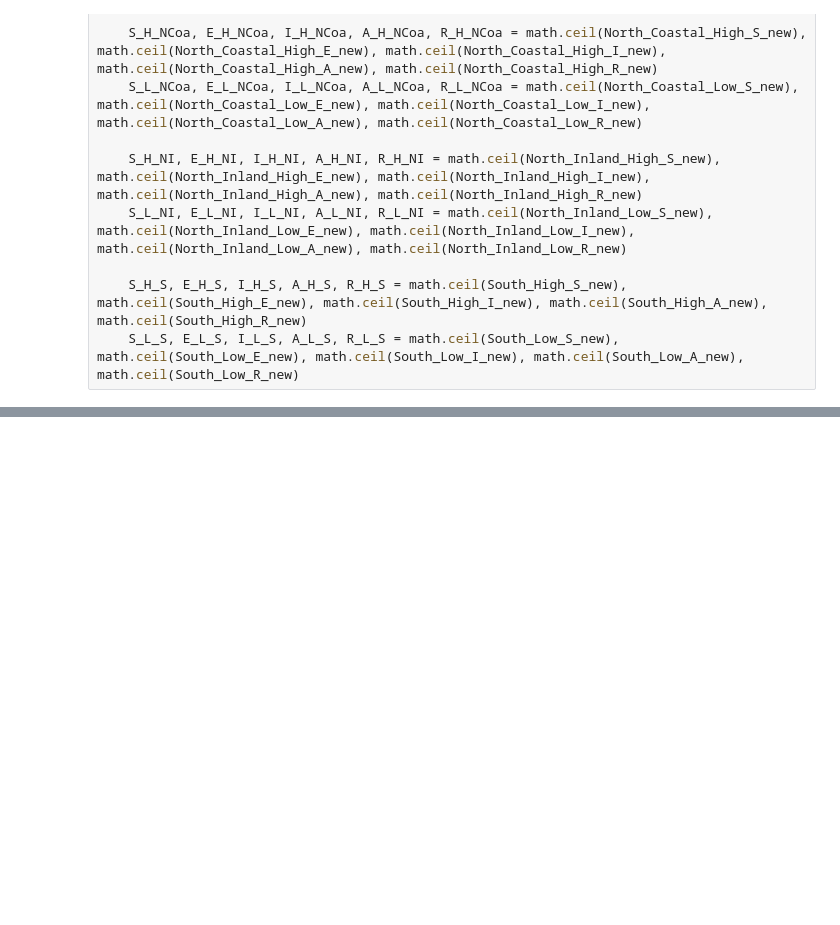
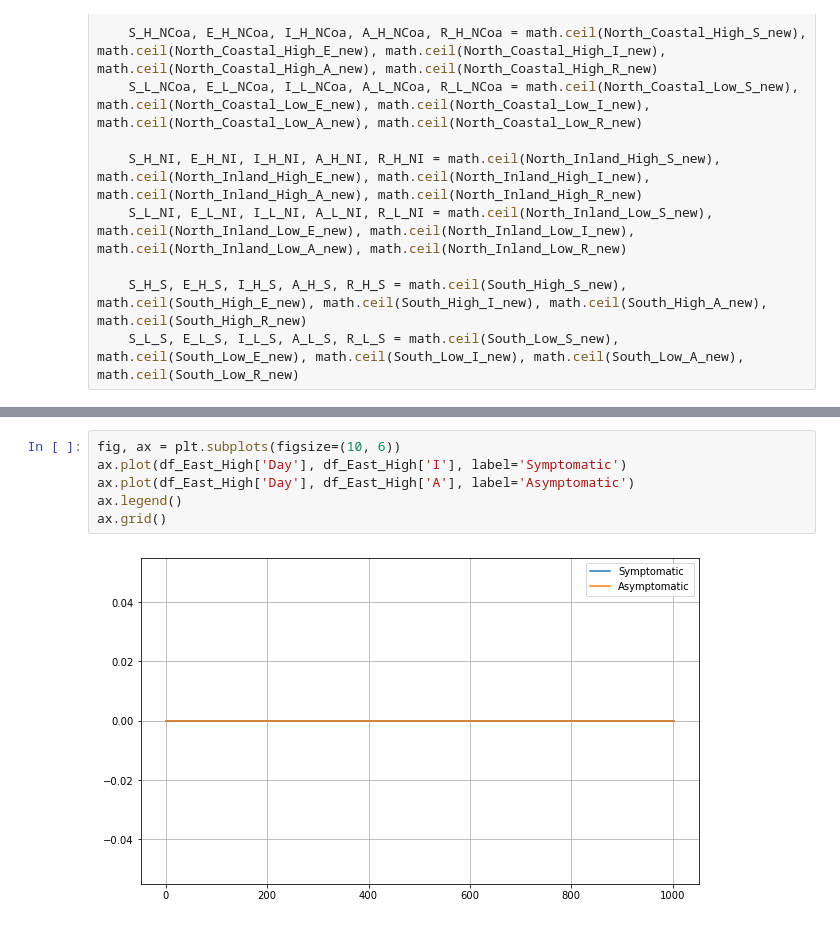
Before and after one commit to kazi0302/COVID-19-Modeling-and-Parameter-Fitting, a Jupyter notebook: Monte Carlo Simulation/MC_simulator.ipynb, the cells around one changed output, grey strips where cells are left out. Cells and saved outputs as stored; diff of their text form; blank space fills up the shorter version.

```diff
--- a/Monte Carlo Simulation/MC_simulator.ipynb
+++ b/Monte Carlo Simulation/MC_simulator.ipynb
@@ -359,0 +360,8 @@ ax.grid()
+# %%
+fig, ax = plt.subplots(figsize=(10, 6))
+ax.plot(df_East_High['Day'], df_East_High['I'], label='Symptomatic')
+ax.plot(df_East_High['Day'], df_East_High['A'], label='Asymptomatic')
+ax.legend()
+ax.grid()
+# %% [output]
+[figure, added]
```
Also changed, not shown: parts of 1 cell of this notebook, 1 other file.
